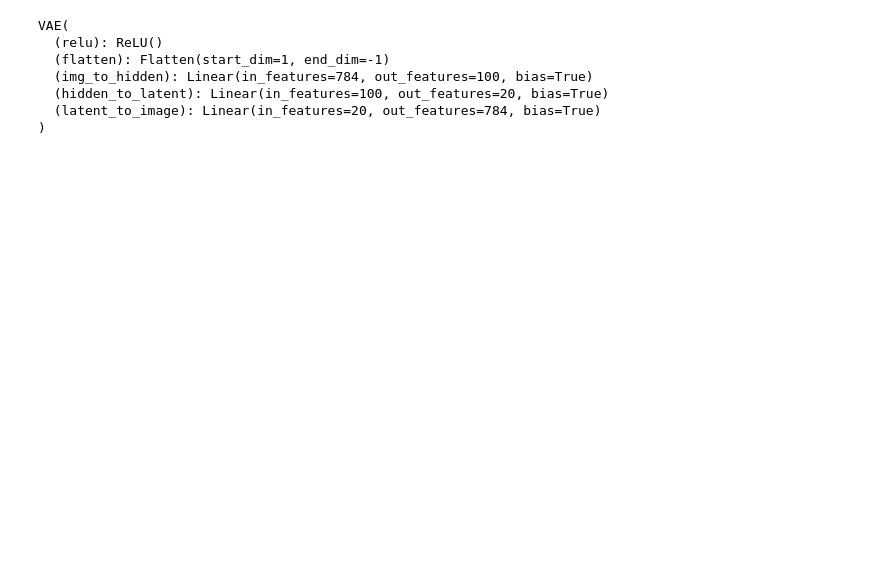
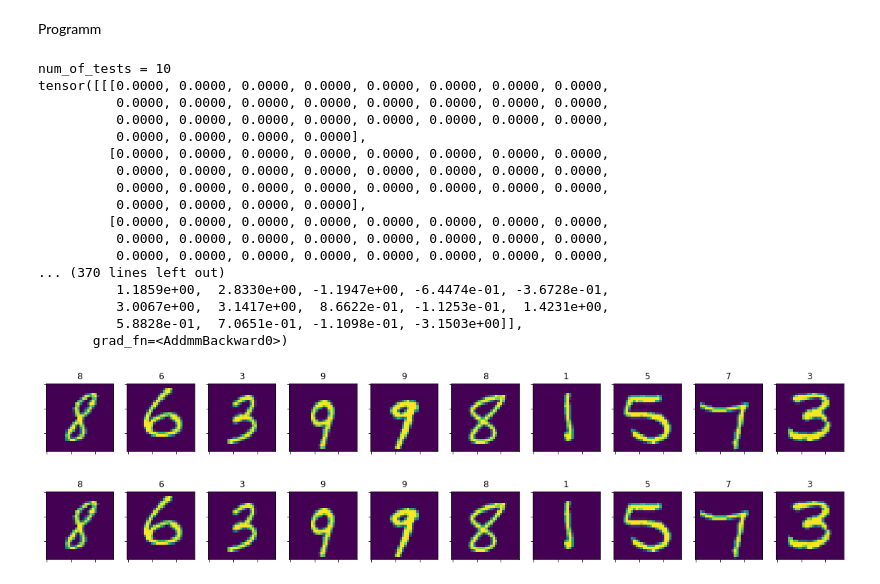
Before and after one commit to DominikOcsofszki/mlp, a Jupyter notebook: jp.ipynb, the cells around one changed output. Drawn from its saved outputs; the diff is of its cells as text; code cells hidden in the pictures; blank space fills up the shorter version.

```diff
--- a/jp.ipynb
+++ b/jp.ipynb
@@ -56,17 +107,44 @@ print(entries)
+# %% [markdown]
+Programm
 # %%
 import torch
 from VAE import VAE
+from VAE import AE_relu
+# from VAE import VAE
 
 PATH_VAE = '/Users/dominikocsofszki/PycharmProjects/mlp/data/weights/weights_training'
 
-model_vae = VAE()
+model_vae = AE_relu()
 model_vae.load_state_dict(torch.load(PATH_VAE))
 model_vae.eval()
+testing_images, labels = show_images_return_from_testing(10)
+print(testing_images[0])
+testing_images = testing_images /255
+#TODO Preproccesing for images needed !!!
+print(testing_images[0])
+enc = model_vae.encoder(testing_images[0])
+dec = model_vae.decoder(enc)
+print(f'{enc.shape= }')
+print(f'{enc = }')
+print(f'{dec.shape  = }')
+print(f'{dec  = }')
 # %% [output]
-VAE(
-  (relu): ReLU()
-  (flatten): Flatten(start_dim=1, end_dim=-1)
-  (img_to_hidden): Linear(in_features=784, out_features=100, bias=True)
-  (hidden_to_latent): Linear(in_features=100, out_features=20, bias=True)
-  (latent_to_image): Linear(in_features=20, out_features=784, bias=True)
-)
+num_of_tests = 10
+tensor([[[0.0000, 0.0000, 0.0000, 0.0000, 0.0000, 0.0000, 0.0000, 0.0000,
+          0.0000, 0.0000, 0.0000, 0.0000, 0.0000, 0.0000, 0.0000, 0.0000,
+          0.0000, 0.0000, 0.0000, 0.0000, 0.0000, 0.0000, 0.0000, 0.0000,
+          0.0000, 0.0000, 0.0000, 0.0000],
+         [0.0000, 0.0000, 0.0000, 0.0000, 0.0000, 0.0000, 0.0000, 0.0000,
+          0.0000, 0.0000, 0.0000, 0.0000, 0.0000, 0.0000, 0.0000, 0.0000,
+          0.0000, 0.0000, 0.0000, 0.0000, 0.0000, 0.0000, 0.0000, 0.0000,
+          0.0000, 0.0000, 0.0000, 0.0000],
+         [0.0000, 0.0000, 0.0000, 0.0000, 0.0000, 0.0000, 0.0000, 0.0000,
+          0.0000, 0.0000, 0.0000, 0.0000, 0.0000, 0.0000, 0.0000, 0.0000,
+          0.0000, 0.0000, 0.0000, 0.0000, 0.0000, 0.0000, 0.0000, 0.0000,
+... (370 lines left out)
+          1.1859e+00,  2.8330e+00, -1.1947e+00, -6.4474e-01, -3.6728e-01,
+          3.0067e+00,  3.1417e+00,  8.6622e-01, -1.1253e-01,  1.4231e+00,
+          5.8828e-01,  7.0651e-01, -1.1098e-01, -3.1503e+00]],
+       grad_fn=<AddmmBackward0>)
+[figure, added]
+[figure, added]
```
Also changed, not shown: parts of 11 cells of this notebook, 4 other files.
